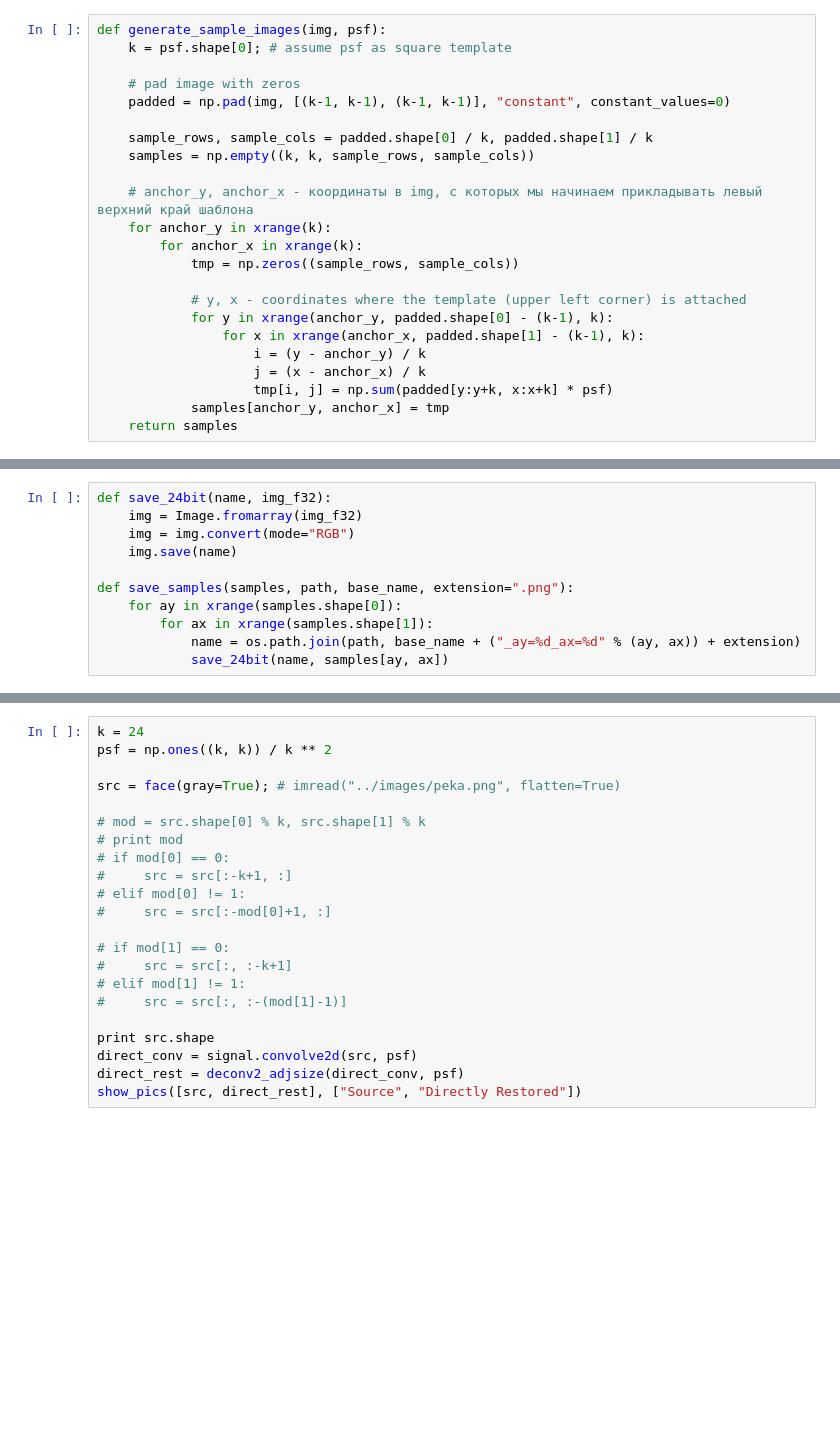
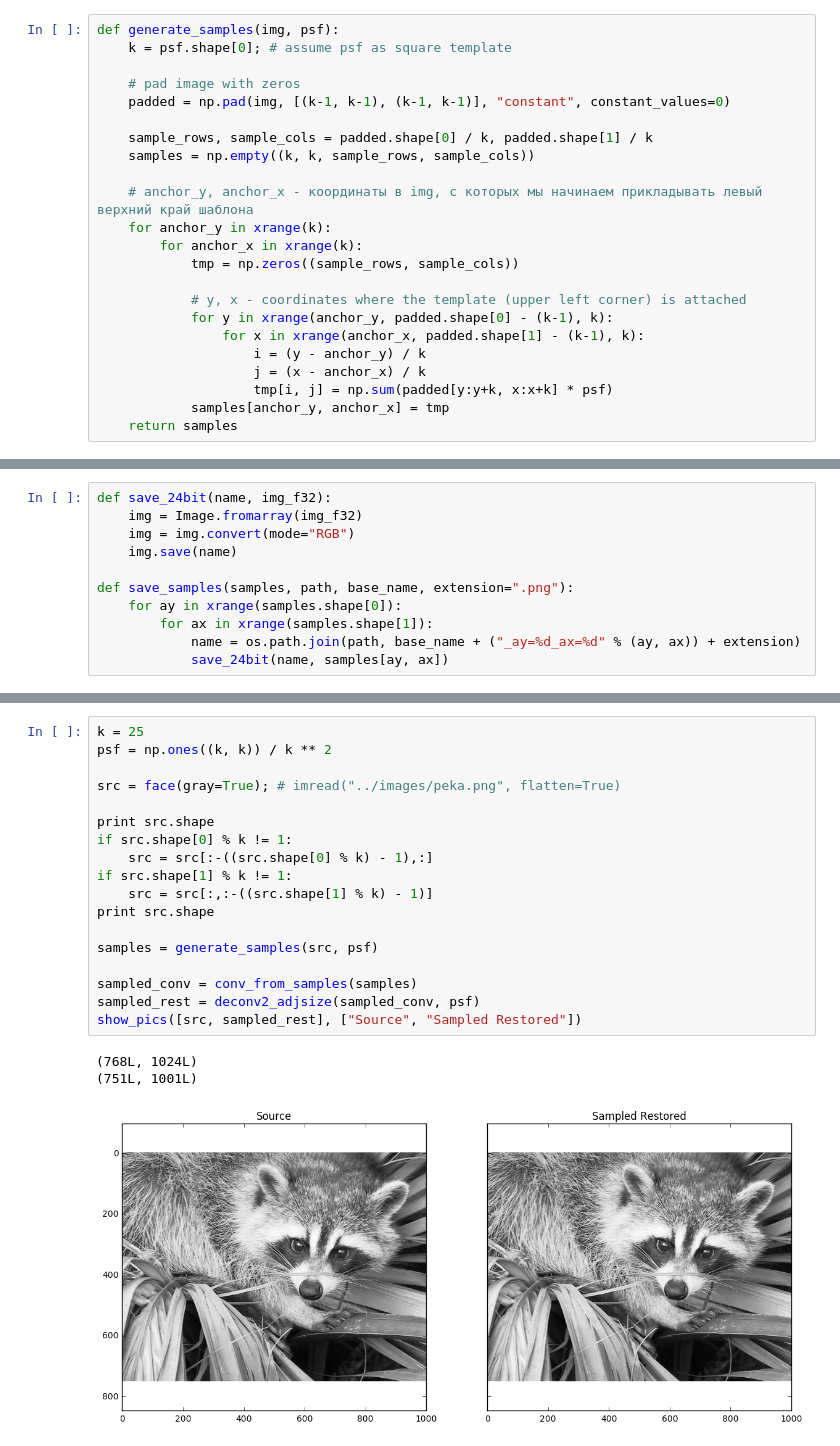
Before and after one commit to sky-mart/xray, a Jupyter notebook: SciPy/There And Back Again.ipynb, the cells around one changed output, grey strips where cells are left out. Saved outputs shown, nothing was run; the diff lists cells and outputs as text; blank space fills up the shorter version.

```diff
--- a/SciPy/There And Back Again.ipynb
+++ b/SciPy/There And Back Again.ipynb
@@ -94,7 +129,7 @@ $$ \left[\frac{h - 2}{k}\right] = \frac{h - 1}{k} - 1 $$
 
 Все аналогично для второго размера.
 # %%
-def generate_sample_images(img, psf):
+def generate_samples(img, psf):
     k = psf.shape[0]; # assume psf as square template
 
     # pad image with zeros
@@ -158,22 +226,22 @@ def read_samples(path, base_name, extension=".png"):
 # %%
-k = 24
+k = 25
 psf = np.ones((k, k)) / k ** 2
 
 src = face(gray=True); # imread("../images/peka.png", flatten=True)
 
-# mod = src.shape[0] % k, src.shape[1] % k
-# print mod
-# if mod[0] == 0:
-#     src = src[:-k+1, :]
-# elif mod[0] != 1:
-#     src = src[:-mod[0]+1, :]
+print src.shape
+if src.shape[0] % k != 1:
+    src = src[:-((src.shape[0] % k) - 1),:]
+if src.shape[1] % k != 1:
+    src = src[:,:-((src.shape[1] % k) - 1)]
+print src.shape
 
-# if mod[1] == 0:
-#     src = src[:, :-k+1]
-# elif mod[1] != 1:
-#     src = src[:, :-(mod[1]-1)]
+samples = generate_samples(src, psf)
 
-print src.shape
-direct_conv = signal.convolve2d(src, psf)
-direct_rest = deconv2_adjsize(direct_conv, psf)
-show_pics([src, direct_rest], ["Source", "Directly Restored"])
+sampled_conv = conv_from_samples(samples)
+sampled_rest = deconv2_adjsize(sampled_conv, psf)
+show_pics([src, sampled_rest], ["Source", "Sampled Restored"])
+# %% [output]
+(768L, 1024L)
+(751L, 1001L)
+[figure, added]
```
Also changed, not shown: parts of 14 cells of this notebook, 9 other files.
